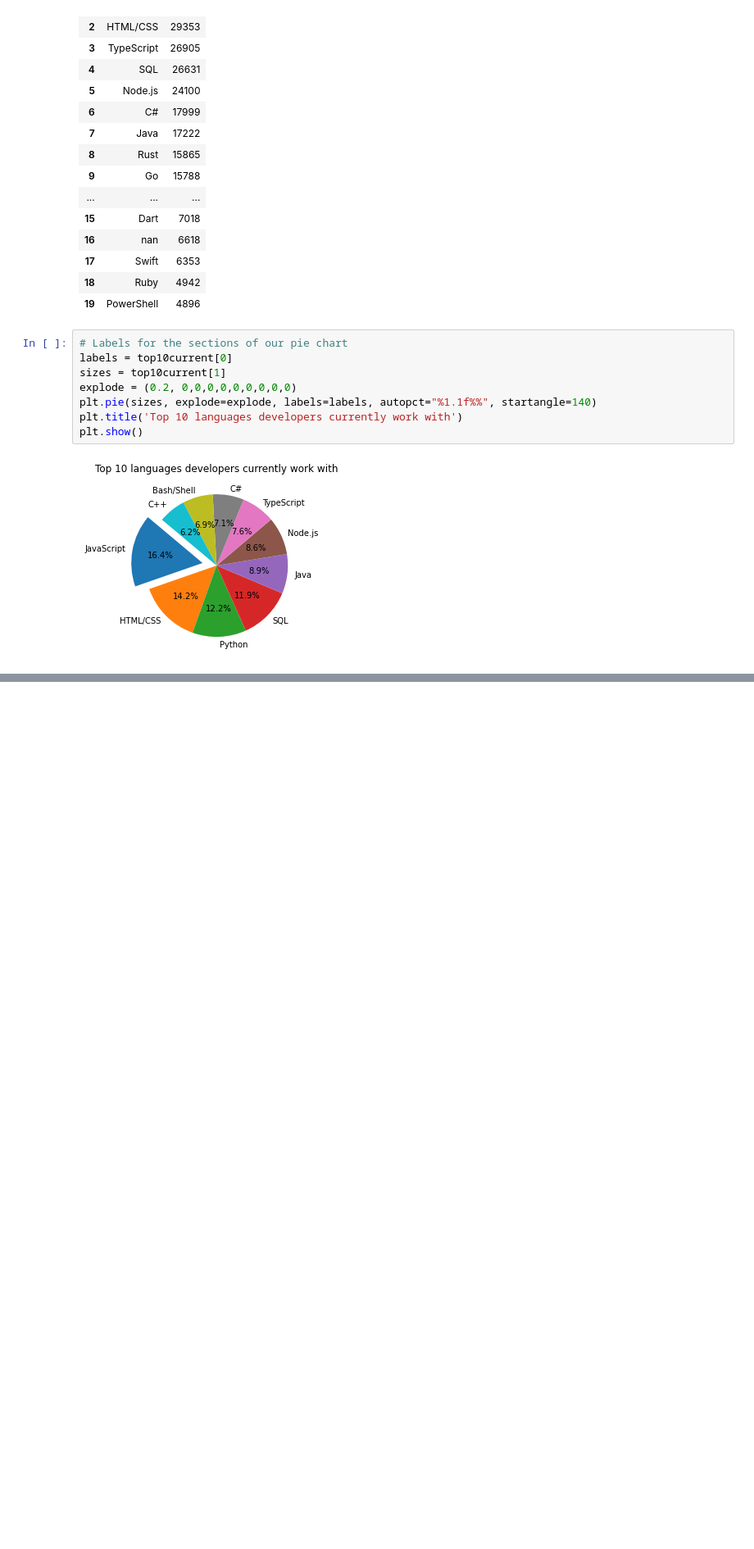
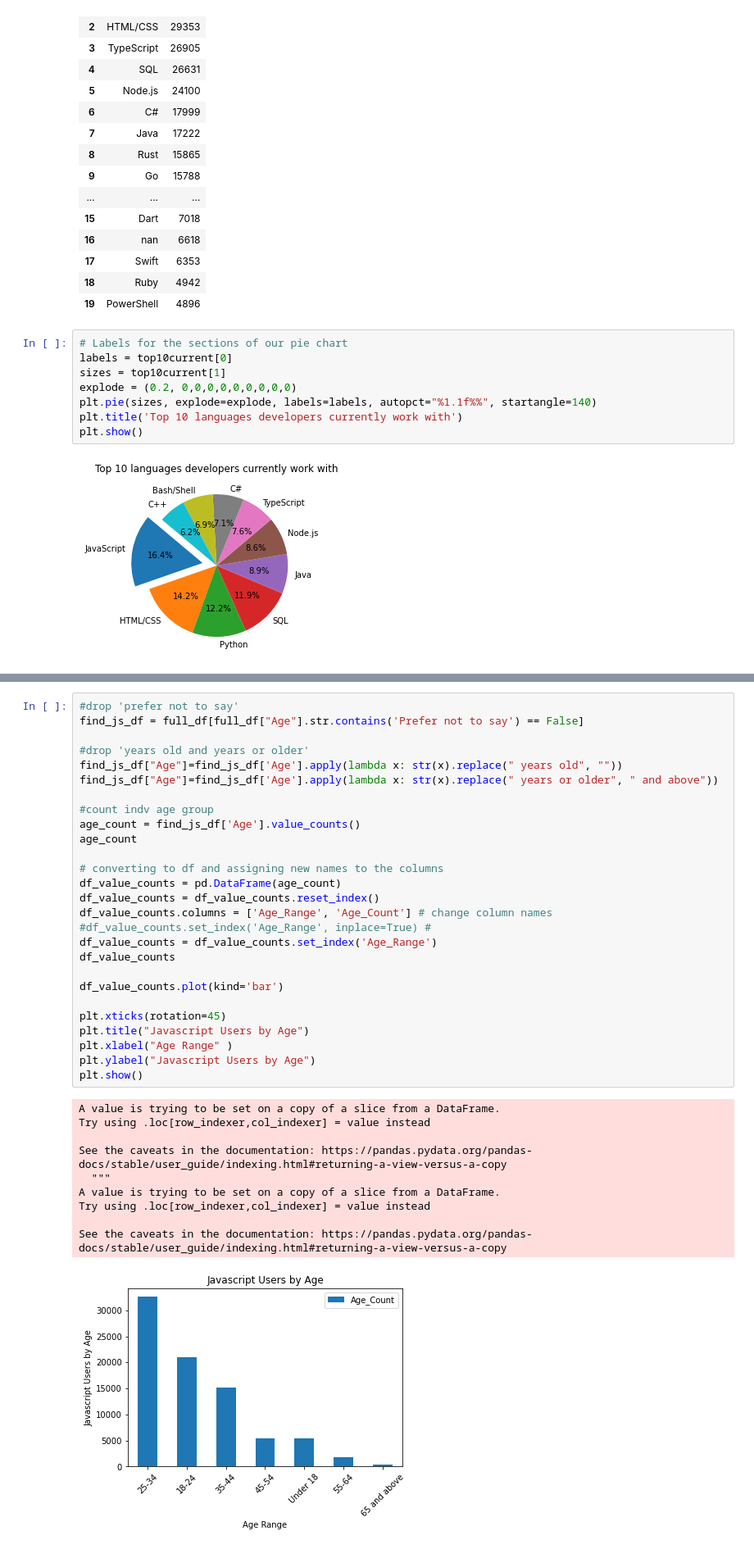
Before and after one commit to Stencoss/DataDrivenDevelopers, a Jupyter notebook: project_1.ipynb, the cells around one changed output, grey strips where cells are left out. Shown at 82% size. Saved outputs shown, nothing was run; the diff lists cells and outputs as text; blank space fills up the shorter version.

Commit message:
graph

```diff
--- a/project_1.ipynb
+++ b/project_1.ipynb
@@ -168,0 +141,38 @@ plt.show()
+# %%
+#drop 'prefer not to say'
+find_js_df = full_df[full_df["Age"].str.contains('Prefer not to say') == False]
+
+#drop 'years old and years or older'
+find_js_df["Age"]=find_js_df['Age'].apply(lambda x: str(x).replace(" years old", ""))
+find_js_df["Age"]=find_js_df['Age'].apply(lambda x: str(x).replace(" years or older", " and above"))
+
+#count indv age group
+age_count = find_js_df['Age'].value_counts()
+age_count
+
+# converting to df and assigning new names to the columns
+df_value_counts = pd.DataFrame(age_count)
+df_value_counts = df_value_counts.reset_index()
+df_value_counts.columns = ['Age_Range', 'Age_Count'] # change column names
+#df_value_counts.set_index('Age_Range', inplace=True) #
+df_value_counts = df_value_counts.set_index('Age_Range')
+df_value_counts
+
+df_value_counts.plot(kind='bar')
+
+plt.xticks(rotation=45)
+plt.title("Javascript Users by Age")
+plt.xlabel("Age Range" )
+plt.ylabel("Javascript Users by Age")
+plt.show()
+# %% [output]
+A value is trying to be set on a copy of a slice from a DataFrame.
+Try using .loc[row_indexer,col_indexer] = value instead
+
+See the caveats in the documentation: https://pandas.pydata.org/pandas-docs/stable/user_guide/indexing.html#returning-a-view-versus-a-copy
+  """
+A value is trying to be set on a copy of a slice from a DataFrame.
+Try using .loc[row_indexer,col_indexer] = value instead
+
+See the caveats in the documentation: https://pandas.pydata.org/pandas-docs/stable/user_guide/indexing.html#returning-a-view-versus-a-copy
+[figure, added]
```
Also changed, not shown: parts of 4 cells of this notebook.
